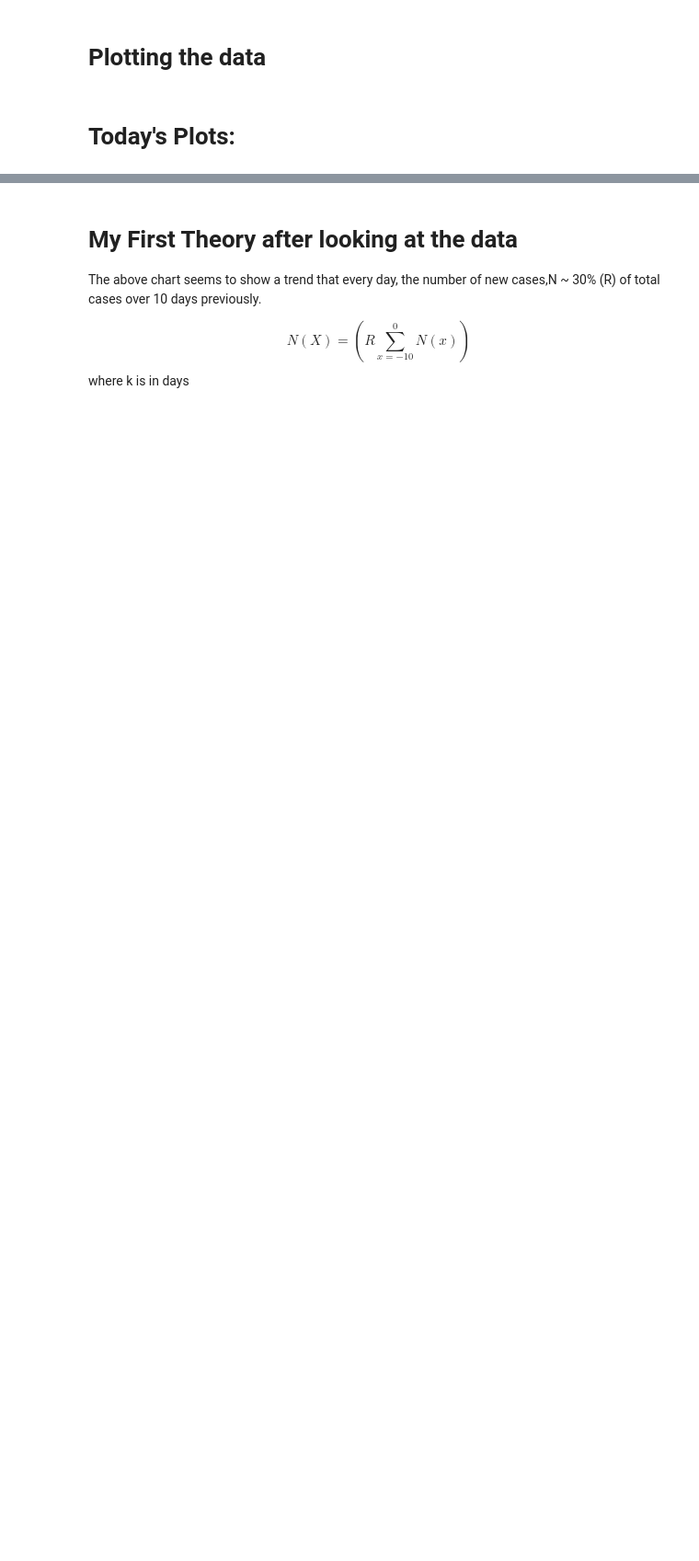
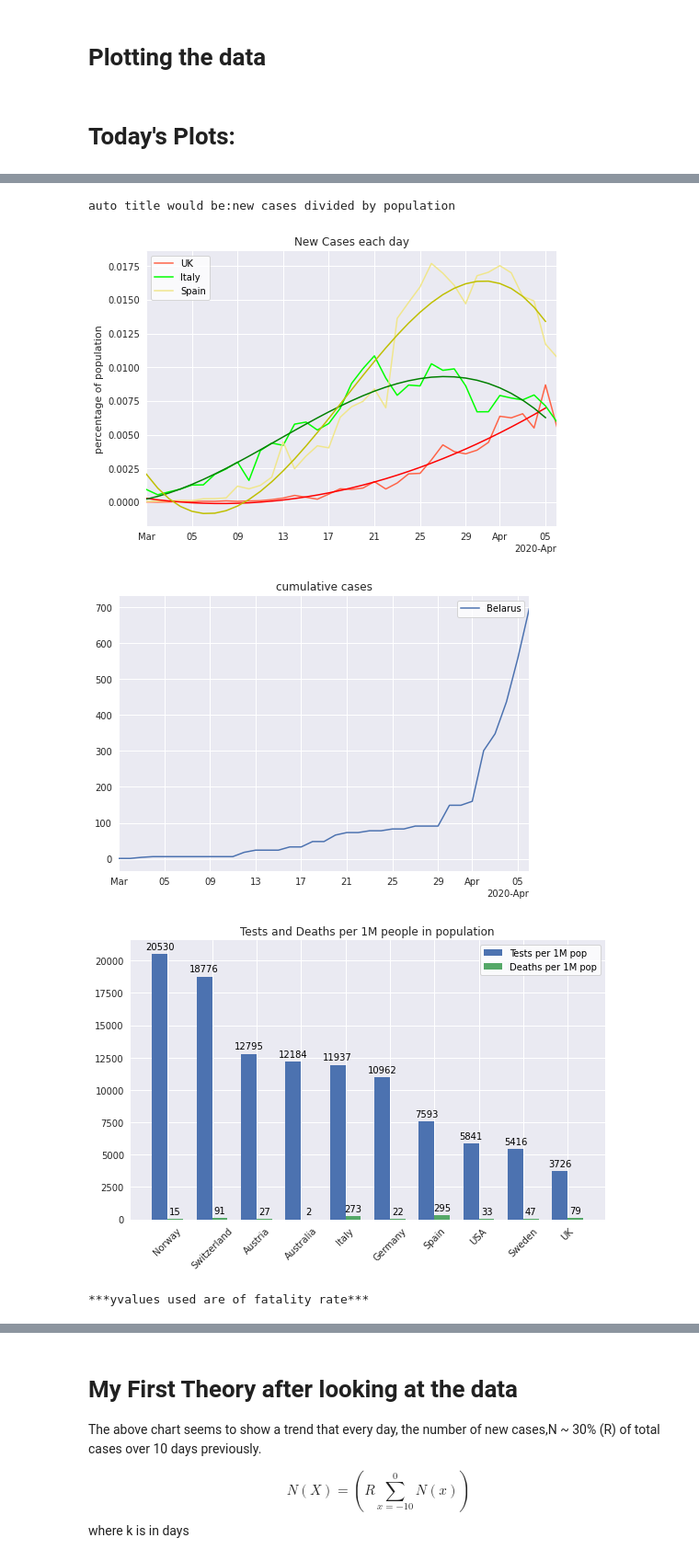
Before and after one commit to jordanesmith/coronavirus_analysis, a Jupyter notebook: data_analyser.ipynb, the cells around one changed output, grey strips where cells are left out. Shown at 92% size. Saved outputs shown, nothing was run; the diff lists cells and outputs as text; code cells hidden in the pictures; blank space fills up the shorter version.

Commit message:
housekeeping, bar chart and trendlines

```diff
--- a/data_analyser.ipynb
+++ b/data_analyser.ipynb
@@ -290,7 +268,3 @@ def divide_by_population(yvalues,cases_or_deaths):
             new_yvalues[index] /= population
 
     return(new_yvalues)
-
-# yvals = 100*divide_by_population(yvals_cases,'cases')
-yvals = yvals_cases
-yvals[dictionary_cases_index.get('International')]
@@ -479,2 +446,38 @@ def plot(type_of_plot,countries_list,cases_or_deaths,date_min_index=0,date_max_i
+# %%
+def plot_bar(data_tests,top_x=10):
+
+    df_test = data_tests[:top_x]
+    x = np.arange(len(df_test['Country,Other']))  # the label locations
+    width = 0.35
+
+    with plt.style.context(style):
+        fig, ax = plt.subplots(num=style)
+    rects1 = ax.bar(x - width/2, df_test['Tests_per1Mpop'], width, label='Tests per 1M pop')
+    rects2 = ax.bar(x + width/2, df_test['TotalDeaths_per1Mpop'], width, label='Deaths per 1M pop')
+
+
+    ax.set_title('Tests and Deaths per 1M people in population')
+    ax.set_xticks(x)
+    ax.set_xticklabels(df_test['Country,Other'],rotation=45)
+    ax.legend()
+
+
+    def autolabel(rects):
+        """Attach a text label above each bar in *rects*, displaying its height."""
+        for rect in rects:
+            height = rect.get_height()
+            ax.annotate('{}'.format(height),
+                        xy=(rect.get_x() + rect.get_width() / 2, height),
+                        xytext=(0, 3),  # 3 points vertical offset
+                        textcoords="offset points",
+                        ha='center', va='bottom')
+
+
+    autolabel(rects1)
+    autolabel(rects2)
+
+    fig.tight_layout()
+    fig.savefig('plots/'+'bar_plot'+'.png',dpi=100)
+    plt.show()
 # %% [markdown]
 # Today's Plots:
@@ -492,0 +484,11 @@ plot('fatality rate',['Italy','Spain','France','Germany','United Kingdom'],cases
+# %%
+plot('new',['UK','Italy','Spain'],'cases',date_min_index=-37,trendline=True,divideBy_population=True,title='New Cases each day')
+plot('cumulative',['Belarus'],'cases',date_min_index=-37,title='auto')#annotation='point where ')
+plot_bar(df_test)
+plot('fatality rate',['UK','Italy','Spain'],cases_or_deaths=None,date_min_index=-37,title='auto')
+# %% [output]
+auto title would be:new cases divided by population
+[figure, added]
+[figure, added]
+[figure, added]
+***yvalues used are of fatality rate***
```
Also changed, not shown: parts of 15 cells of this notebook, 1 other file.
